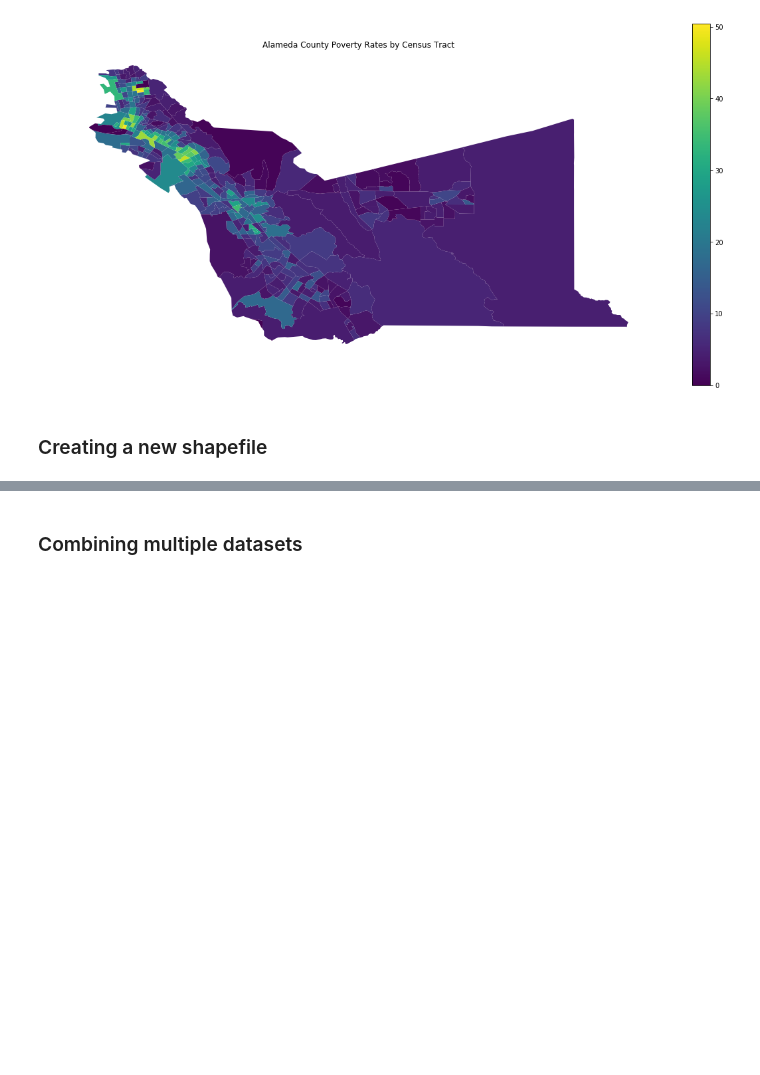
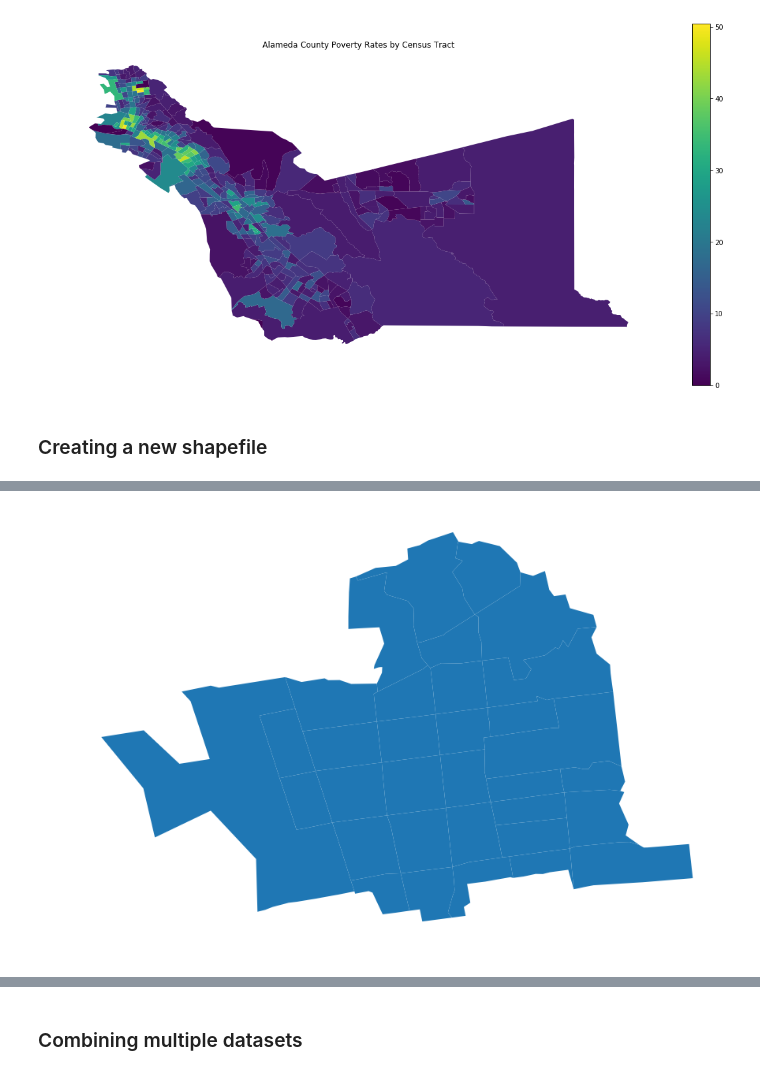
Before and after one commit to ds-modules/CP-101, a Jupyter notebook: Geopandas.ipynb, the cells around one changed output, grey strips where cells are left out. Cells and saved outputs as stored; diff of their text form; code cells hidden in the pictures; blank space fills up the shorter version.

```diff
--- a/Geopandas.ipynb
+++ b/Geopandas.ipynb
@@ -87,3 +87,14 @@ plt.axis('off');
 [figure]
 # %% [markdown]
 ### Creating a new shapefile
+# %%
+berkeley_census_tracts = [4211, 4212, 4213, 4214, 4215, 4216, 4217, 4218, 4219, 4220, 4221, 4222, 4223, 4224, 4225,
+                          4226, 4227, 4228, 4229, 4230, 4231, 4232, 4233, 4234, 4235, 4236, 4236.01, 4236.02,
+                          4237, 4238, 4239.01, 4239.02, 4240.01, 4240.02]
+berkeley_census_tracts = [str(i) for i in berkeley_census_tracts]
+# %%
+berkeley = gpd.GeoDataFrame()
+for row in range(len(alameda)):
+    if alameda.loc[row, 'NAME'] in berkeley_census_tracts:
+        berkeley = berkeley.append(alameda.loc[row, :])
+berkeley.head()
@@ -89,0 +109,5 @@ plt.axis('off');
+# %%
+berkeley.plot()
+plt.axis('off');
+# %% [output]
+[figure, added]
```
Also changed, not shown: parts of 4 cells of this notebook.
